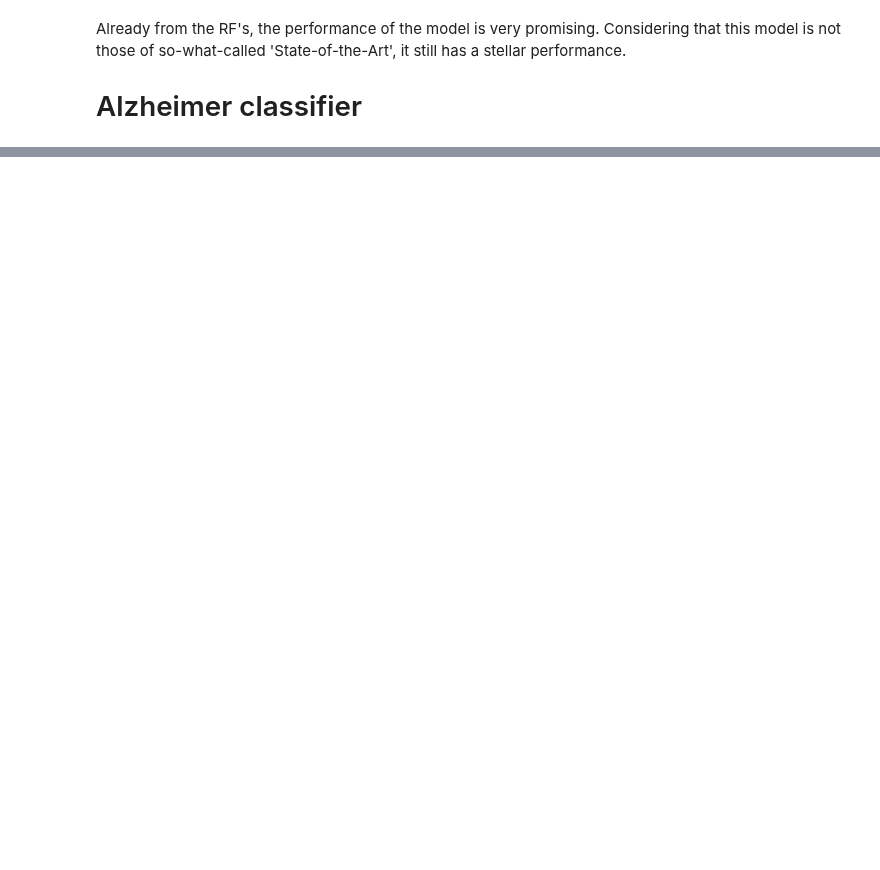
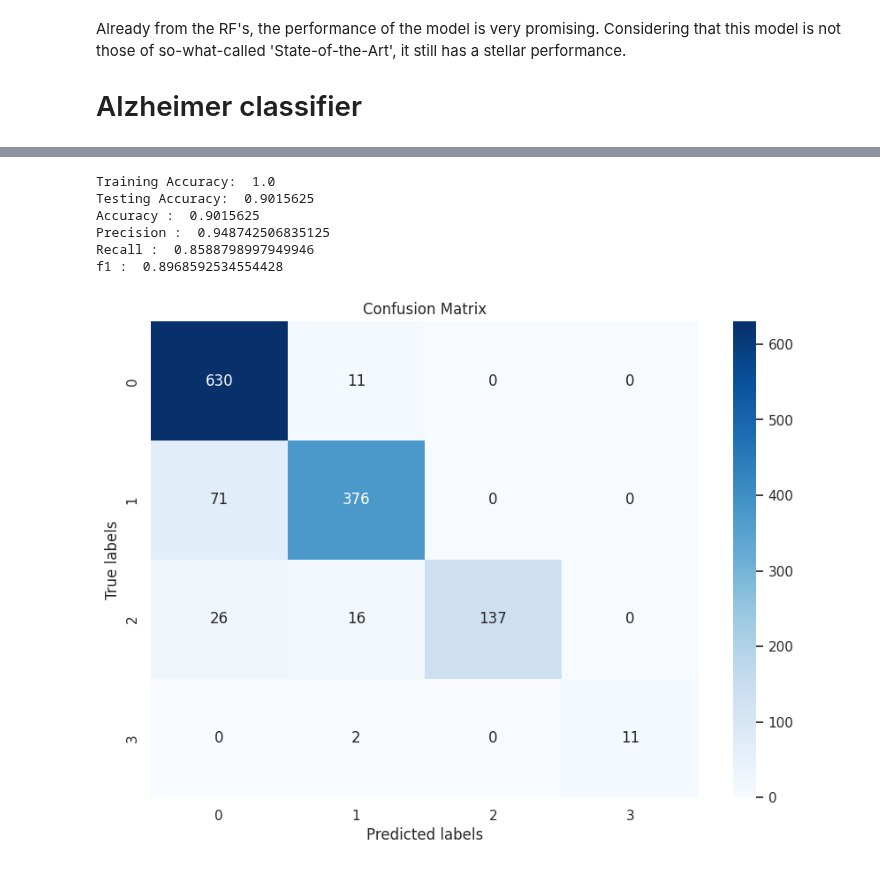
Before and after one commit to cl49/EPU_ML_Angers_2023, a Jupyter notebook: Jour 1/alzheimer_detection_and_classification_RF.ipynb, the cells around one changed output, grey strips where cells are left out. Drawn from its saved outputs; the diff is of its cells as text; code cells hidden in the pictures; blank space fills up the shorter version.

```diff
--- a/Jour 1/alzheimer_detection_and_classification_RF.ipynb
+++ b/Jour 1/alzheimer_detection_and_classification_RF.ipynb
@@ -303,0 +362,41 @@ Accuracy :  0.91796875
+# %%
+# Create a Random Forest Classifier with balanced class weights
+clf = RandomForestClassifier(n_estimators=100, class_weight='balanced')  # Adjust the number of trees as necessary
+
+# Fit the model on the training data
+clf.fit(train_x, train_y)
+
+# Store predictions and ground truth for the training set
+y_pred_train = clf.predict(train_x)
+y_true_train = train_y
+
+# Assess the performance of the classifier on Training data
+print('Training Accuracy: ', metrics.accuracy_score(y_true_train, y_pred_train))
+
+# Now, use the model to predict Test data
+y_pred_test = clf.predict(test_x)
+y_true_test = test_y
+
+# Assess the performance of the classifier on Testing data
+print('Testing Accuracy: ', metrics.accuracy_score(y_true_test, y_pred_test))
+print('Accuracy : ', metrics.accuracy_score(y_true_test, y_pred_test))
+print('Precision : ', metrics.precision_score(y_true_test, y_pred_test, average='macro'))  # Adjust average parameter as needed
+print('Recall : ', metrics.recall_score(y_true_test, y_pred_test, average='macro'))  # Adjust average parameter as needed
+print('f1 : ', metrics.f1_score(y_true_test, y_pred_test, average='macro'))  # Adjust average parameter as needed
+# Compute confusion matrix
+conf_matrix = metrics.confusion_matrix(y_true_test, y_pred_test)
+# Plotting using seaborn
+plt.figure(figsize=(10, 7))
+sns.heatmap(conf_matrix, annot=True, fmt='g', cmap='Blues')
+plt.xlabel('Predicted labels')
+plt.ylabel('True labels')
+plt.title('Confusion Matrix')
+plt.show()
+# %% [output]
+Training Accuracy:  1.0
+Testing Accuracy:  0.9015625
+Accuracy :  0.9015625
+Precision :  0.948742506835125
+Recall :  0.8588798997949946
+f1 :  0.8968592534554428
+[figure, added]
```
Also changed, not shown: parts of 9 cells of this notebook.
